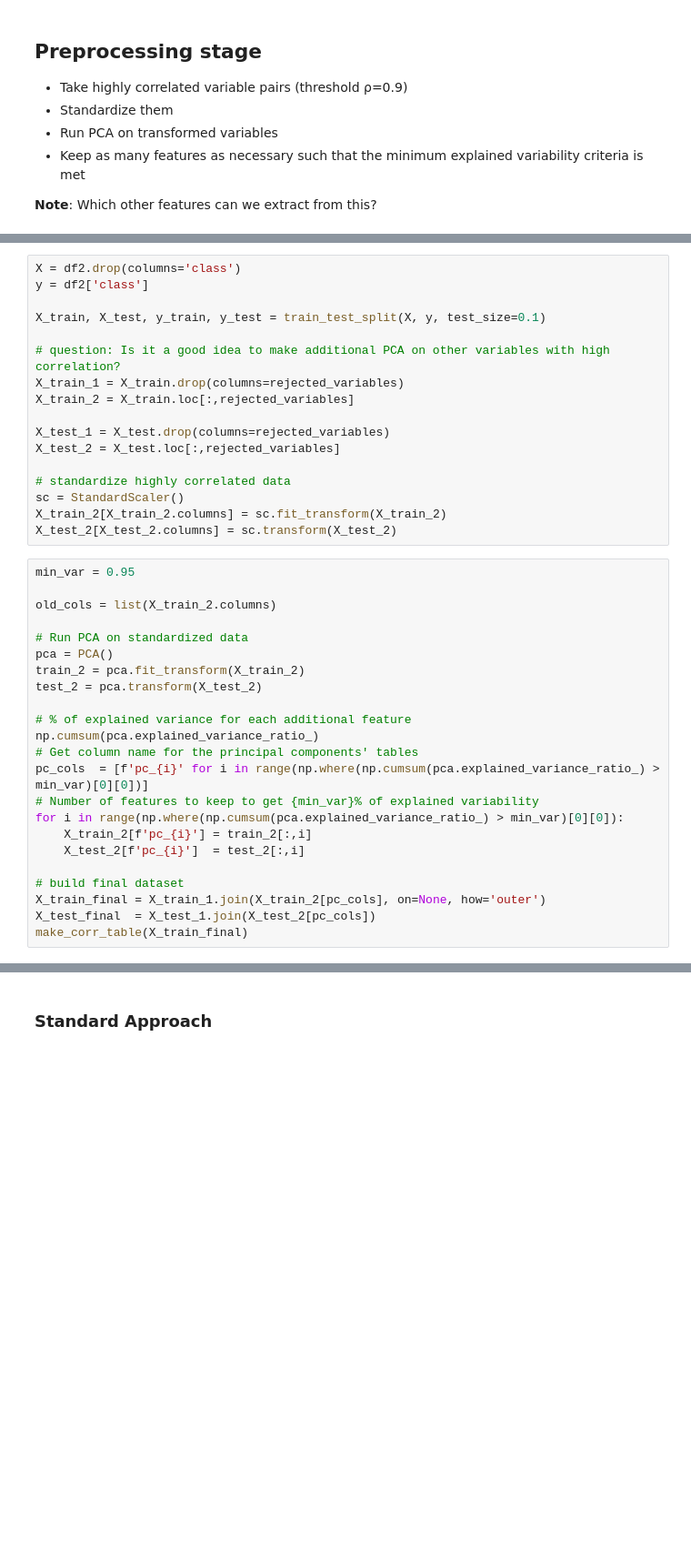
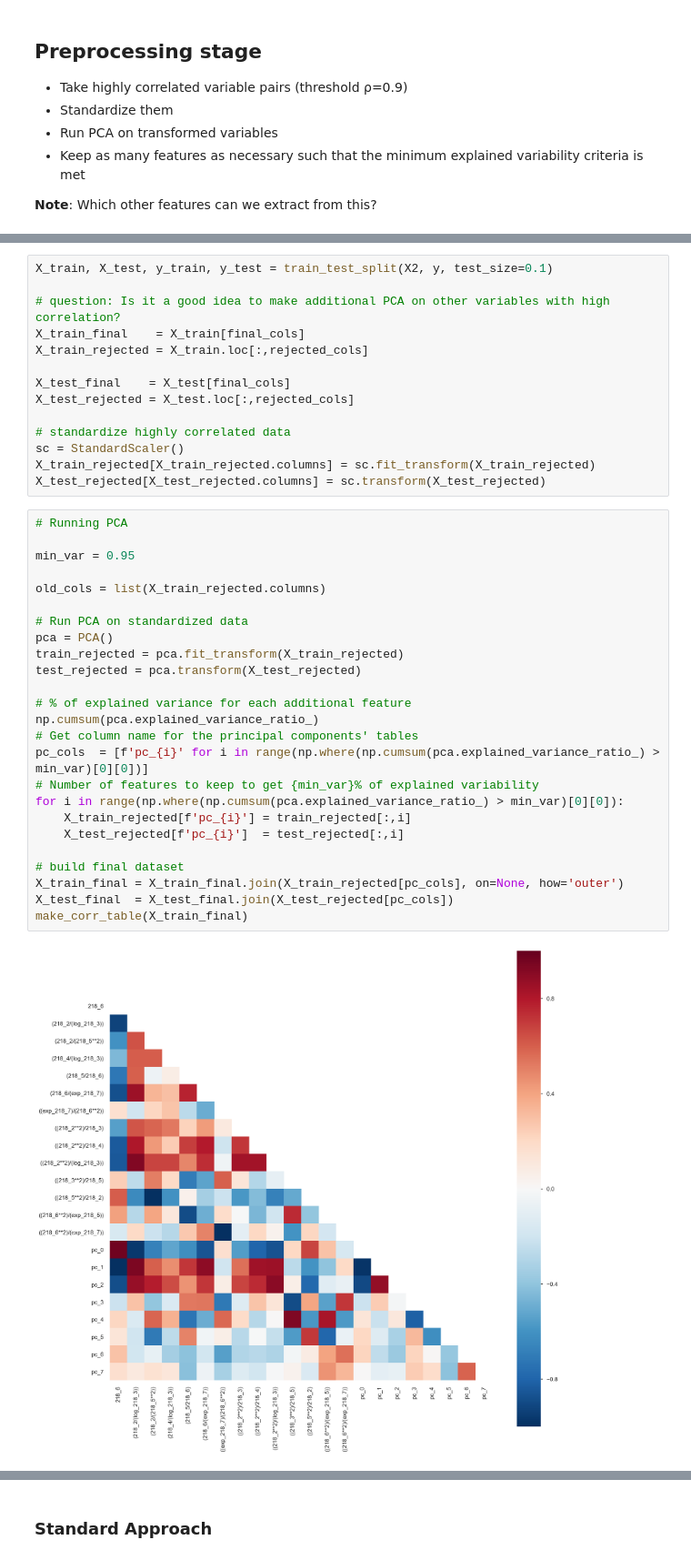
Before and after one commit to joaopfonseca/remote_sensing, a Jupyter notebook: notebooks/2.0-jf-one-vs-all-model.ipynb, the cells around one changed output, grey strips where cells are left out. Shown at 91% size. Saved outputs shown, nothing was run; the diff lists cells and outputs as text; blank space fills up the shorter version.

```diff
--- a/notebooks/2.0-jf-one-vs-all-model.ipynb
+++ b/notebooks/2.0-jf-one-vs-all-model.ipynb
@@ -92,41 +217,42 @@ print('Dropped {0:.2f}% of total observations.'.format(obs_lost_percentage*100))
 # %%
-X = df2.drop(columns='class')
-y = df2['class']
-
-X_train, X_test, y_train, y_test = train_test_split(X, y, test_size=0.1)
+X_train, X_test, y_train, y_test = train_test_split(X2, y, test_size=0.1)
 
 # question: Is it a good idea to make additional PCA on other variables with high correlation?
-X_train_1 = X_train.drop(columns=rejected_variables)
-X_train_2 = X_train.loc[:,rejected_variables]
+X_train_final    = X_train[final_cols]
+X_train_rejected = X_train.loc[:,rejected_cols]
 
-X_test_1 = X_test.drop(columns=rejected_variables)
-X_test_2 = X_test.loc[:,rejected_variables]
+X_test_final    = X_test[final_cols]
+X_test_rejected = X_test.loc[:,rejected_cols]
 
 # standardize highly correlated data
 sc = StandardScaler()
-X_train_2[X_train_2.columns] = sc.fit_transform(X_train_2)
-X_test_2[X_test_2.columns] = sc.transform(X_test_2)
+X_train_rejected[X_train_rejected.columns] = sc.fit_transform(X_train_rejected)
+X_test_rejected[X_test_rejected.columns] = sc.transform(X_test_rejected)
 # %%
+# Running PCA
+
 min_var = 0.95
 
-old_cols = list(X_train_2.columns)
+old_cols = list(X_train_rejected.columns)
 
 # Run PCA on standardized data
 pca = PCA()
-train_2 = pca.fit_transform(X_train_2)
-test_2 = pca.transform(X_test_2)
+train_rejected = pca.fit_transform(X_train_rejected)
+test_rejected = pca.transform(X_test_rejected)
 
 # % of explained variance for each additional feature
 np.cumsum(pca.explained_variance_ratio_)
 # Get column name for the principal components' tables
 pc_cols  = [f'pc_{i}' for i in range(np.where(np.cumsum(pca.explained_variance_ratio_) > min_var)[0][0])]
 # Number of features to keep to get {min_var}% of explained variability
 for i in range(np.where(np.cumsum(pca.explained_variance_ratio_) > min_var)[0][0]):
-    X_train_2[f'pc_{i}'] = train_2[:,i]
-    X_test_2[f'pc_{i}']  = test_2[:,i]
+    X_train_rejected[f'pc_{i}'] = train_rejected[:,i]
+    X_test_rejected[f'pc_{i}']  = test_rejected[:,i]
 
 # build final dataset
-X_train_final = X_train_1.join(X_train_2[pc_cols], on=None, how='outer')
-X_test_final  = X_test_1.join(X_test_2[pc_cols])
+X_train_final = X_train_final.join(X_train_rejected[pc_cols], on=None, how='outer')
+X_test_final  = X_test_final.join(X_test_rejected[pc_cols])
 make_corr_table(X_train_final)
+# %% [output]
+[figure, added]
 # %% [markdown]
```
Also changed, not shown: parts of 23 cells of this notebook.
